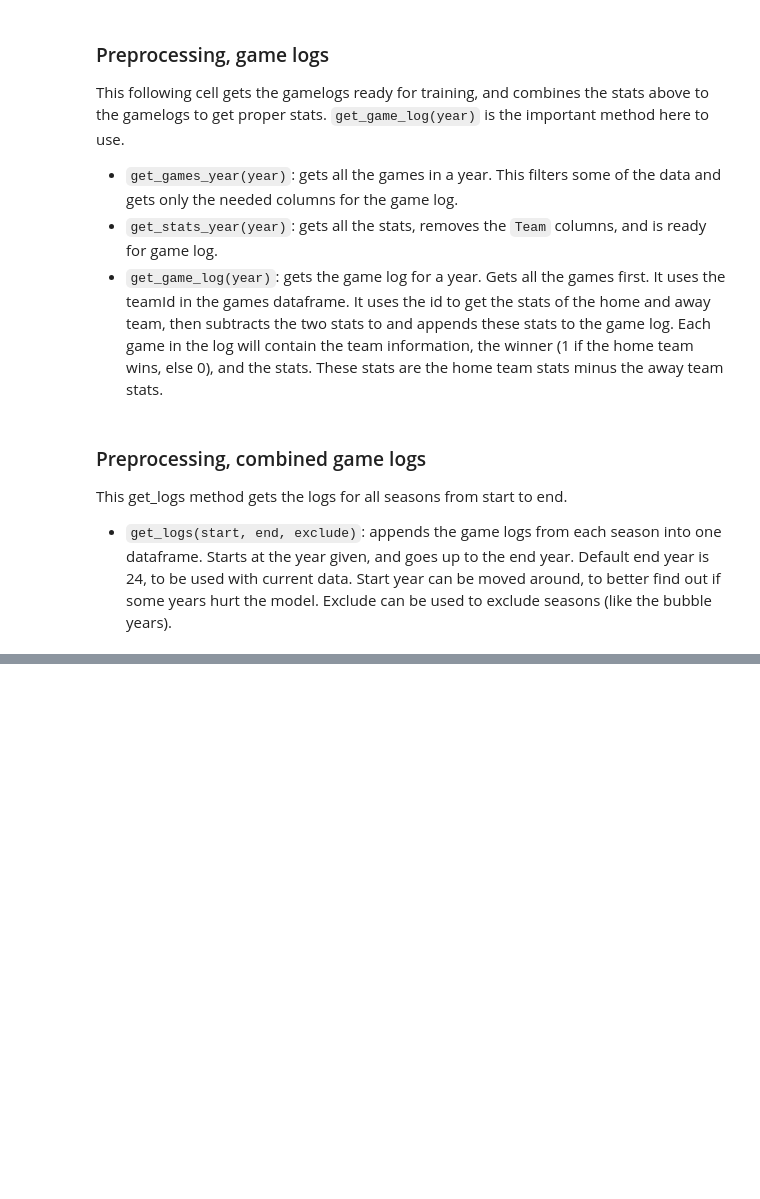
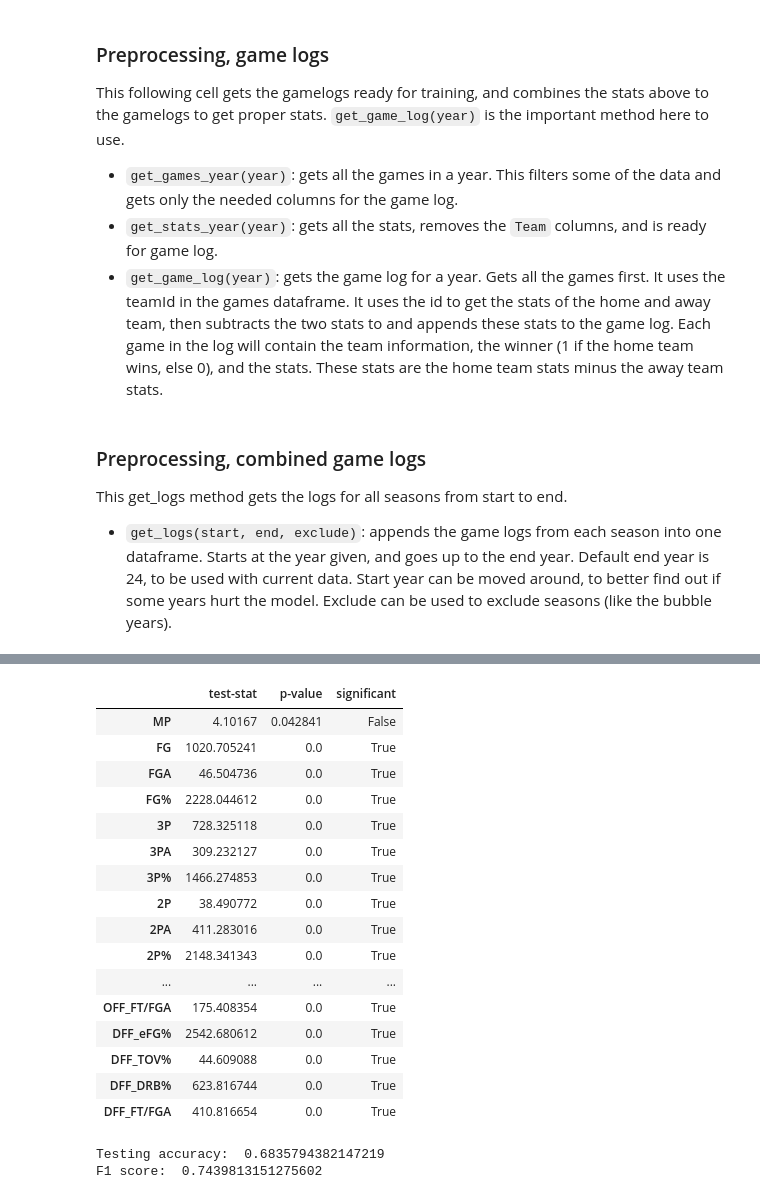
Before and after one commit to mamamia5x/NBA, a Jupyter notebook: final.ipynb, the cells around one changed output, grey strips where cells are left out. Saved outputs shown, nothing was run; the diff lists cells and outputs as text; code cells hidden in the pictures; blank space fills up the shorter version.

```diff
--- a/final.ipynb
+++ b/final.ipynb
@@ -257,0 +271,49 @@ Finished 9
+# %%
+X = dataset[dataset.columns[6:]]
+y = dataset[dataset.columns[4]]
+alpha = .05 / len(X.columns)
+
+stat_dict = {}
+
+for i in X.columns:
+  samples_by_group = []
+  stat_dict[i] = {}
+  for value in set(y):
+    mask = y == value
+    samples_by_group.append(X[i][mask])
+  stat_dict[i]["test-stat"], stat_dict[i]["p-value"] = stats.kruskal(*samples_by_group)
+  stat_dict[i]["significant"] = stat_dict[i]["p-value"] < alpha
+
+stat_df = pd.DataFrame.from_dict(stat_dict).T
+with pd.option_context('display.max_rows', None):
+  display(stat_df)
+# %% [output]
+|  | test-stat | p-value | significant |
+| MP | 4.10167 | 0.042841 | False |
+| FG | 1020.705241 | 0.0 | True |
+| FGA | 46.504736 | 0.0 | True |
+| FG% | 2228.044612 | 0.0 | True |
+| 3P | 728.325118 | 0.0 | True |
+| 3PA | 309.232127 | 0.0 | True |
+| 3P% | 1466.274853 | 0.0 | True |
+| 2P | 38.490772 | 0.0 | True |
+| 2PA | 411.283016 | 0.0 | True |
+| 2P% | 2148.341343 | 0.0 | True |
+| ... | ... | ... | ... |
+| OFF_FT/FGA | 175.408354 | 0.0 | True |
+| DFF_eFG% | 2542.680612 | 0.0 | True |
+| DFF_TOV% | 44.609088 | 0.0 | True |
+| DFF_DRB% | 623.816744 | 0.0 | True |
+| DFF_FT/FGA | 410.816654 | 0.0 | True |
+# %%
+X_train, X_test, y_train, y_test = train_test_split(X, y, test_size=.3)
+keep = stat_df[stat_df.significant].index.to_list()
+log = LogisticRegression(max_iter=10000)
+log.fit(X_train[keep], y_train)
+predict = log.predict(X_test[keep])
+
+print("Testing accuracy: ", accuracy_score(y_test, predict))
+print("F1 score: ", f1_score(y_test, predict))
+# %% [output]
+Testing accuracy:  0.6835794382147219
+F1 score:  0.7439813151275602
```
Also changed, not shown: parts of 6 cells of this notebook, 28 other files.
